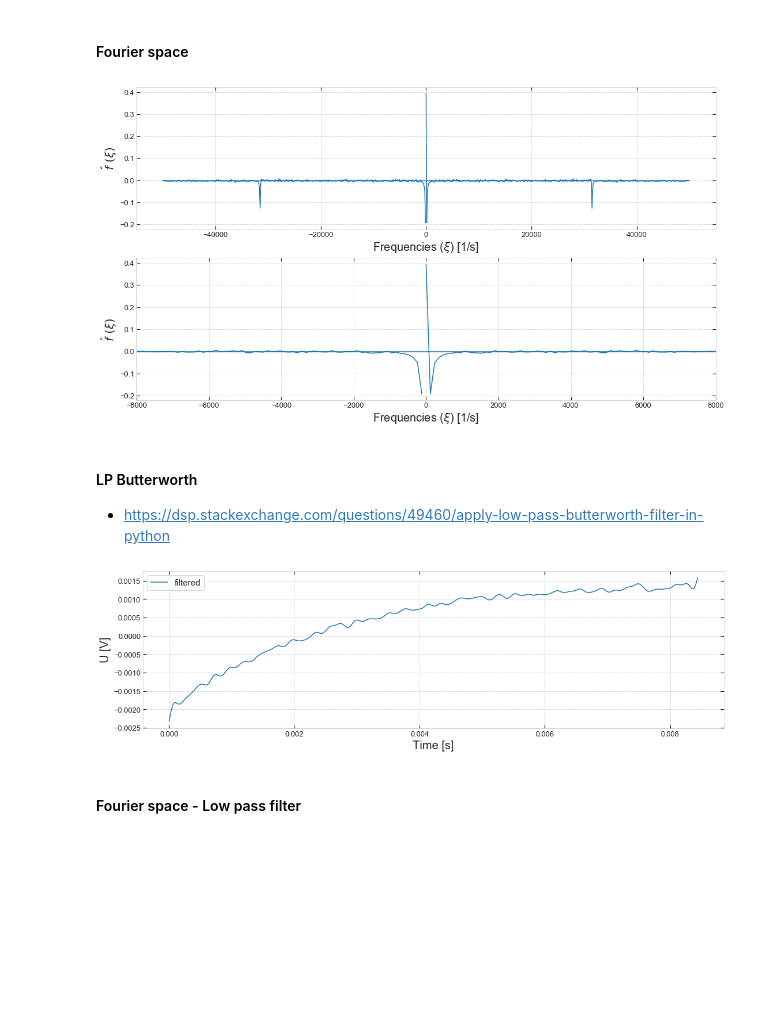
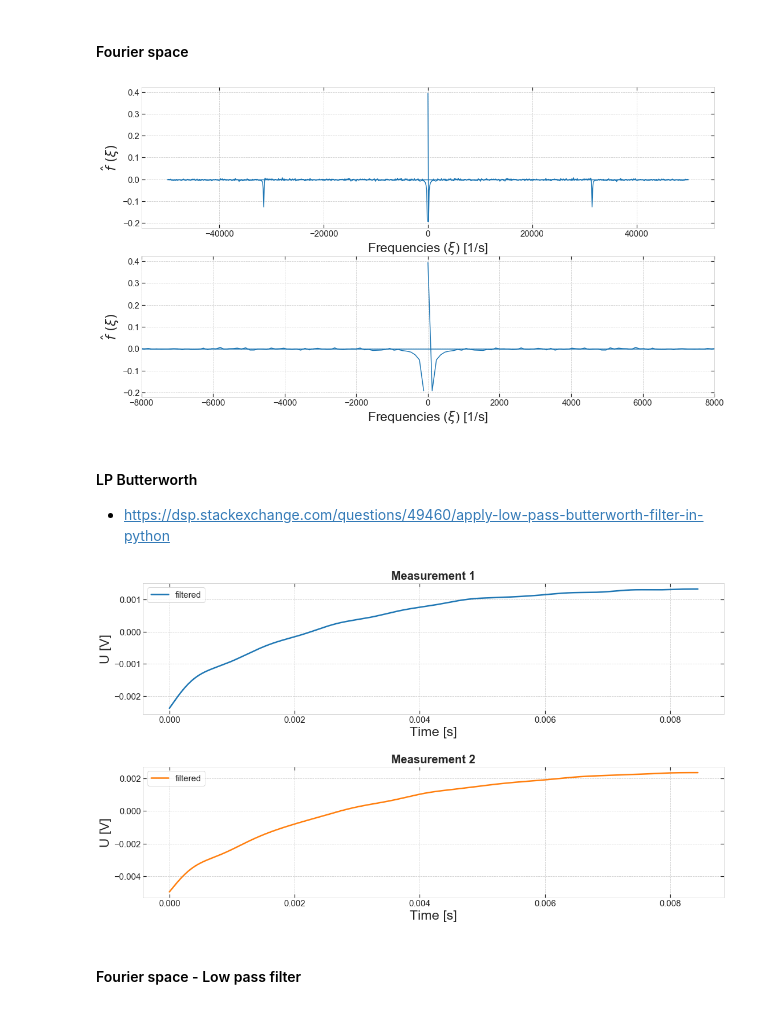
Before and after one commit to masterdesky/ELTE-applied-physics-2019, a Jupyter notebook: II. Optical Pumping/notebooks/opu.ipynb, the cells around one changed output. Saved outputs shown, nothing was run; the diff lists cells and outputs as text; code cells hidden in the pictures; blank space fills up the shorter version.

```diff
--- a/II. Optical Pumping/notebooks/opu.ipynb
+++ b/II. Optical Pumping/notebooks/opu.ipynb
@@ -147,0 +132,4 @@ header
+# %%
+time_T, values_T, header_T = read_data_files(file=OPU_dir + 'tau_T.csv')
+time_1, values_1, header_1 = read_data_files(file=OPU_dir + 'tau_1.csv')
+time_2, values_2, header_2 = read_data_files(file=OPU_dir + 'tau_2.csv')
@@ -301,8 +425,8 @@ nrows = 2
 ncols = 1
 fig, axes = plt.subplots(nrows=nrows, ncols=ncols, figsize=(18*ncols,5*nrows))
 
-axislabelsize = 20
-axisticksize = 13
+axislabelsize = 23
+axisticksize = 15
 
 # Calculate FFT and corresponding frequencies
 # Sampling should be somewhere around 44 kHz
@@ -321,38 +445,54 @@ axes[1].set_xlim(-freq_lim, freq_lim)
 
 plt.show()
 # %% [output]
-[figure, old version]
+[figure, new version]
 # %% [markdown]
 #### LP Butterworth
 
 - https://dsp.stackexchange.com/questions/49460/apply-low-pass-butterworth-filter-in-python
 # %%
 # Sampling frequency
-fs = 1/float(header['Sampling Period'])
+fs_1 = 1/float(header_1['Sampling Period'])
+fs_2 = 1/float(header_2['Sampling Period'])
 # Cut-off frequency of the filter
-fc_var = 5000
+fc_1 = 1000
+fc_2 = 1000
 # Normalize the frequency
-w_var = fc_var / (fs / 2)
+w_1 = fc_1 / (fs_1 / 2)
+w_2 = fc_1 / (fs_2 / 2)
 # Butterworth filter
-b_var, a_var = signal.butter(5, w_var, 'low')
-output_var = signal.filtfilt(b_var, a_var, values_var)
+b_1, a_1 = signal.butter(5, w_1, 'low')
+b_2, a_2 = signal.butter(5, w_2, 'low')
+output_var_1 = signal.filtfilt(b_1, a_1, values_var_1)
+output_var_2 = signal.filtfilt(b_2, a_2, values_var_2)
 # %%
-fig, axes = plt.subplots(figsize=(18,5))
+nrows = 2
+ncols = 1
+fig, axes = plt.subplots(nrows=nrows, ncols=ncols, figsize=(18*ncols,5*nrows))
+fig.subplots_adjust(hspace=0.4)
 
-axislabelsize = 20
-axisticksize = 13
+axislabelsize = 23
+axisticksize = 15
 legendsize = 15
 
-axes.plot(time_var, output_var, label='filtered')
+colors = ['tab:blue', 'tab:orange']
+for idx, params in enumerate([[time_var_1, output_var_1], [time_var_2, output_var_2]]):
+    axes[idx].plot(params[0], params[1],
+                   lw=2.5, color=colors[idx], label='filtered')
 
-axes.set_xlabel('Time [s]', fontsize=axislabelsize)
-axes.set_ylabel('U [V]', fontsize=axislabelsize)
-axes.tick_params(axis='both', which='major', labelsize=axisticksize)
+    axes[idx].set_title('Measurement {0}'.format(idx+1), fontsize=titlesize, fontweight='bold')
+    axes[idx].set_xlabel('Time [s]', fontsize=axislabelsize)
+    axes[idx].set_ylabel('U [V]', fontsize=axislabelsize)
+    axes[idx].tick_params(axis='both', which='major', labelsize=axisticksize)
+    axes[idx].legend(loc='upper left', fontsize=legendsize)
 
-plt.legend(loc='upper left', fontsize=legendsize)
+plt.savefig(figsave_dir + 'tau_sliced_butterworth.' + figsave_format,
+            format=figsave_format,
+            dpi=figsave_dpi,
+            bbox_inches='tight')
 plt.show()
 # %% [output]
-[figure, old version]
+[figure, new version]
 # %% [markdown]
 #### Fourier space - Low pass filter
 # %%
```
Also changed, not shown: parts of 32 cells of this notebook, 19 other files.
